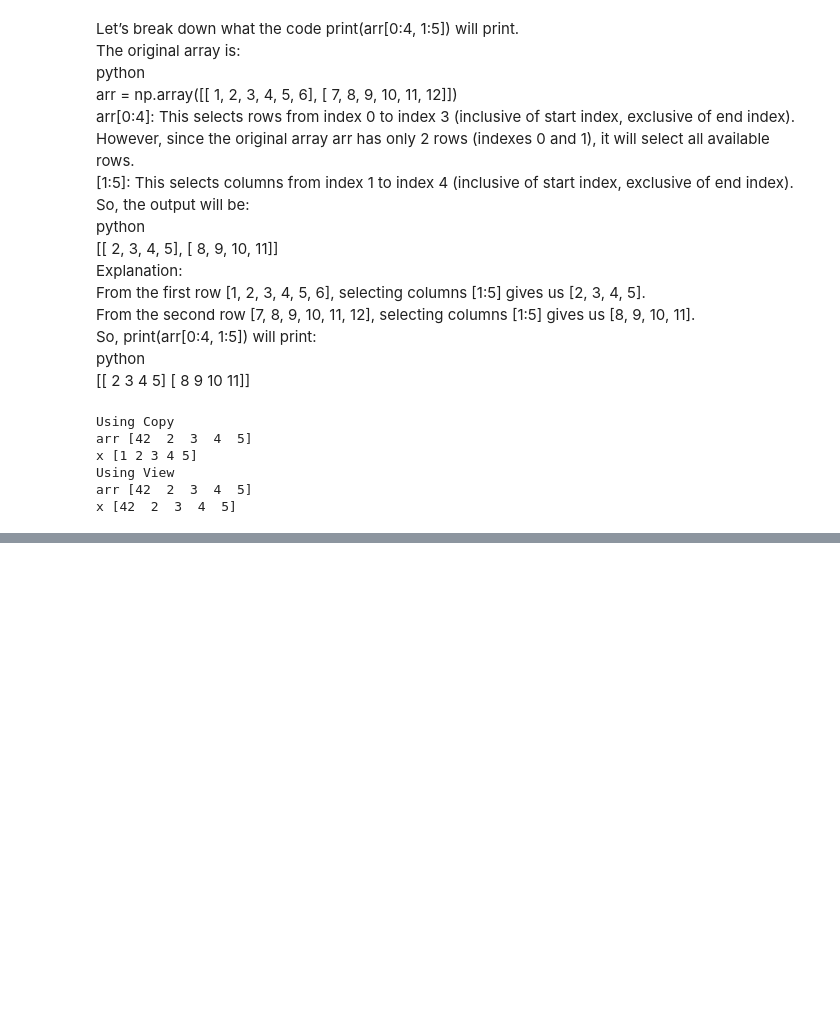
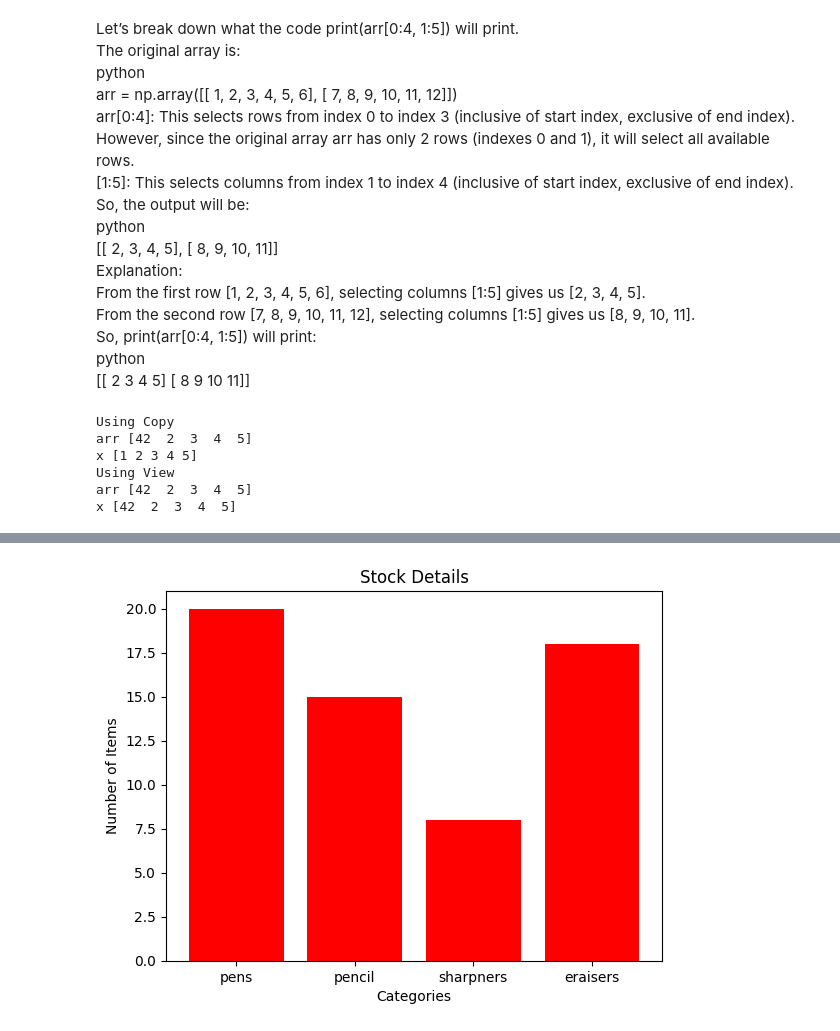
Before and after one commit to chennareddyb/python_training, a Jupyter notebook: part6_21feb25_numpy.ipynb, the cells around one changed output, grey strips where cells are left out. Drawn from its saved outputs; the diff is of its cells as text; code cells hidden in the pictures; blank space fills up the shorter version.

```diff
--- a/part6_21feb25_numpy.ipynb
+++ b/part6_21feb25_numpy.ipynb
@@ -189,0 +312,15 @@ x [42  2  3  4  5]
+# %%
+import numpy as np
+import matplotlib.pyplot as plt
+
+categories = ["pens", "pencil", "sharpners", "eraisers"]
+stock_count = [20, 15, 8, 18]
+
+#creating bar plot
+plt.bar(categories, stock_count, color="red")
+plt.title("Stock Details")
+plt.xlabel("Categories")
+plt.ylabel("Number of Items")
+plt.show()
+# %% [output]
+[figure, added]
```
Also changed, not shown: parts of 9 cells of this notebook.
